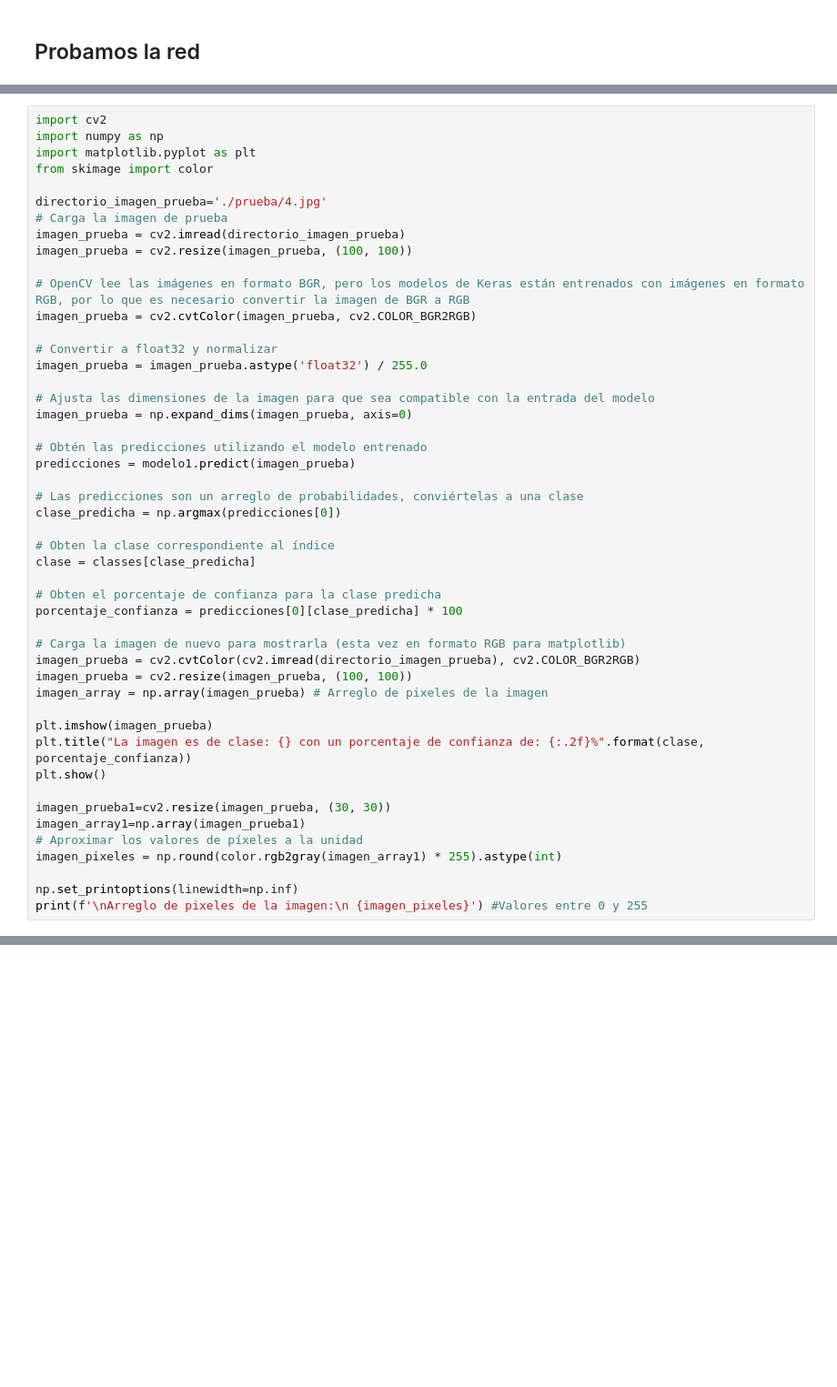
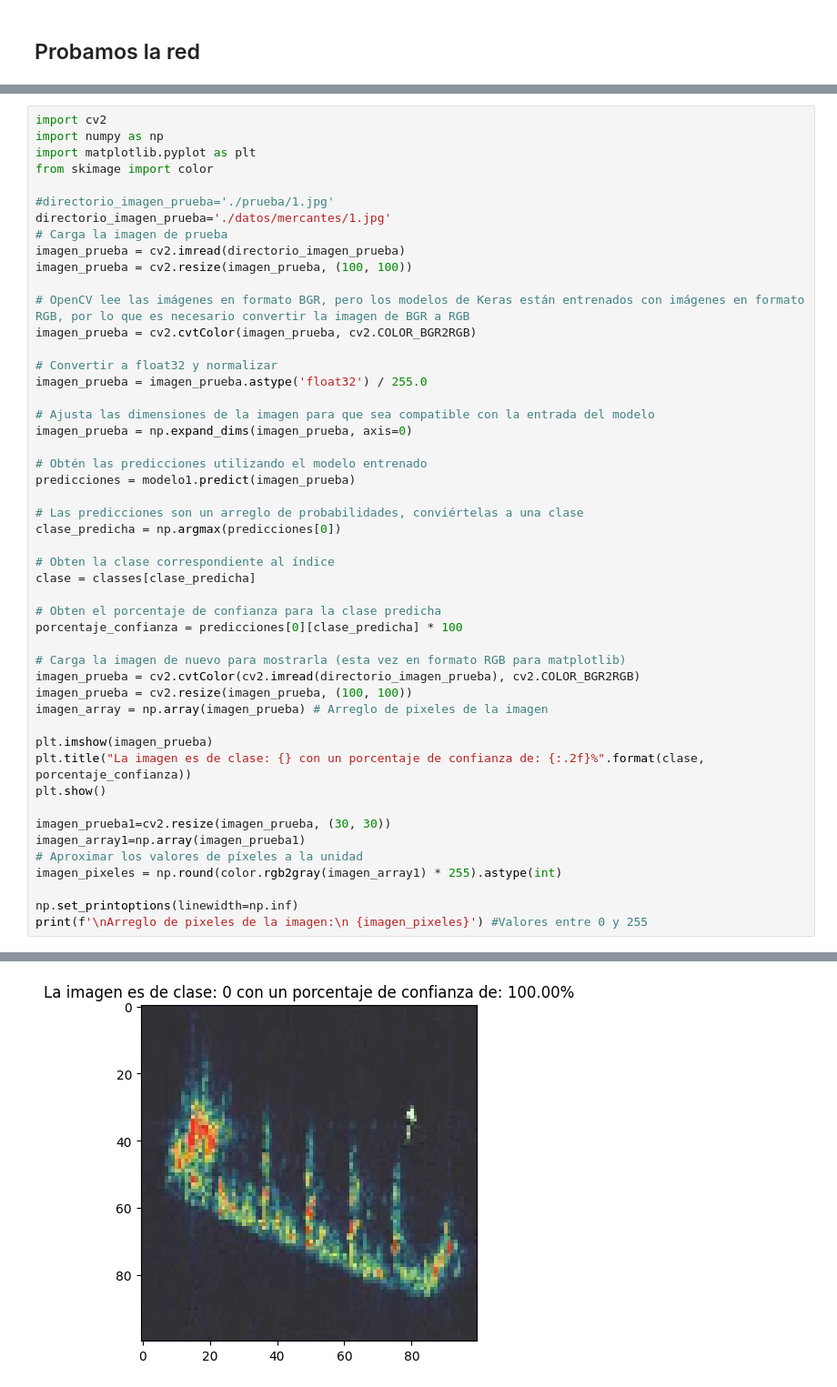
Before and after one commit to CraigTask/ClasificadorSAR, a Jupyter notebook: TestClasificador.ipynb, the cells around one changed output, grey strips where cells are left out. Shown: that part at 91% size. Cells and saved outputs as stored; diff of their text form; blank space fills up the shorter version.

```diff
--- a/TestClasificador.ipynb
+++ b/TestClasificador.ipynb
@@ -336,7 +341,8 @@ import numpy as np
 import matplotlib.pyplot as plt
 from skimage import color
 
-directorio_imagen_prueba='./prueba/4.jpg'
+#directorio_imagen_prueba='./prueba/1.jpg'
+directorio_imagen_prueba='./datos/mercantes/1.jpg'
 # Carga la imagen de prueba
 imagen_prueba = cv2.imread(directorio_imagen_prueba)
 imagen_prueba = cv2.resize(imagen_prueba, (100, 100))
@@ -378,3 +384,4 @@ imagen_pixeles = np.round(color.rgb2gray(imagen_array1) * 255).astype(int)
 
 np.set_printoptions(linewidth=np.inf)
 print(f'\nArreglo de pixeles de la imagen:\n {imagen_pixeles}') #Valores entre 0 y 255
+# %% [output]
@@ -380,0 +389 @@ print(f'\nArreglo de pixeles de la imagen:\n {imagen_pixeles}') #Valores entre 0
+[figure, added]
```
Also changed, not shown: parts of 10 cells of this notebook.
